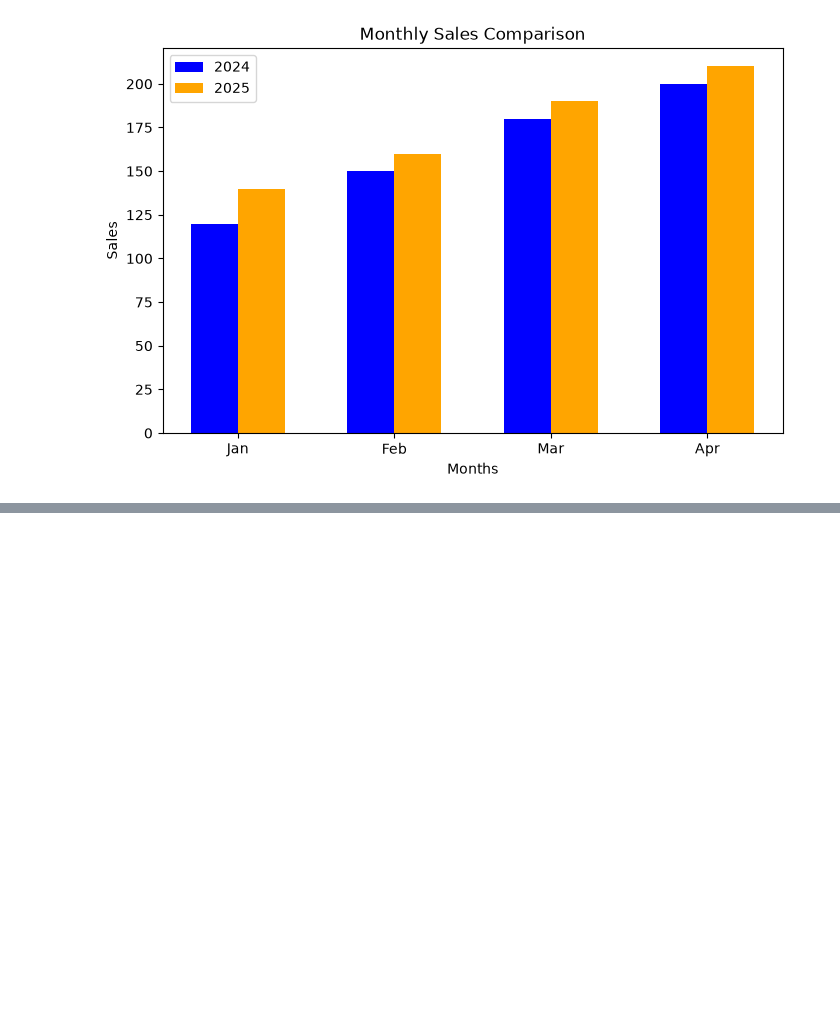
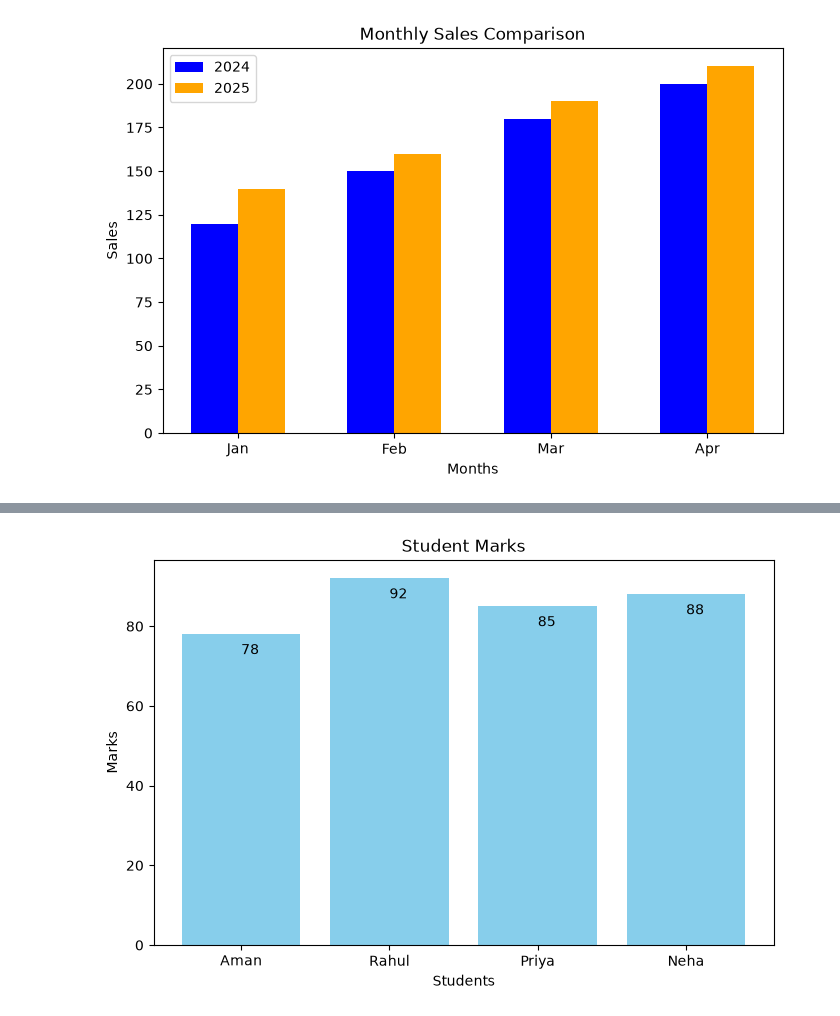
Before and after one commit to AKabhishek9/AIML-Basics, a Jupyter notebook: Data-Visualization/barChart.ipynb, the cells around one changed output, grey strips where cells are left out. Cells and saved outputs as stored; diff of their text form; code cells hidden in the pictures; blank space fills up the shorter version.

```diff
--- a/Data-Visualization/barChart.ipynb
+++ b/Data-Visualization/barChart.ipynb
@@ -82,0 +124,18 @@ plt.legend()
+# %%
+students = ["Aman", "Rahul", "Priya", "Neha"]
+marks = [78, 92, 85, 88]
+
+plt.figure(figsize=(8,5))
+
+plt.bar(students, marks, color="skyblue")
+
+for i in range(len(students)):
+    plt.text(i, marks[i] - 5, str(marks[i]))
+
+plt.title("Student Marks")
+plt.xlabel("Students")
+plt.ylabel("Marks")
+
+plt.show()
+# %% [output]
+[figure, added]
```
Also changed, not shown: parts of 3 cells of this notebook, 1 other file.
